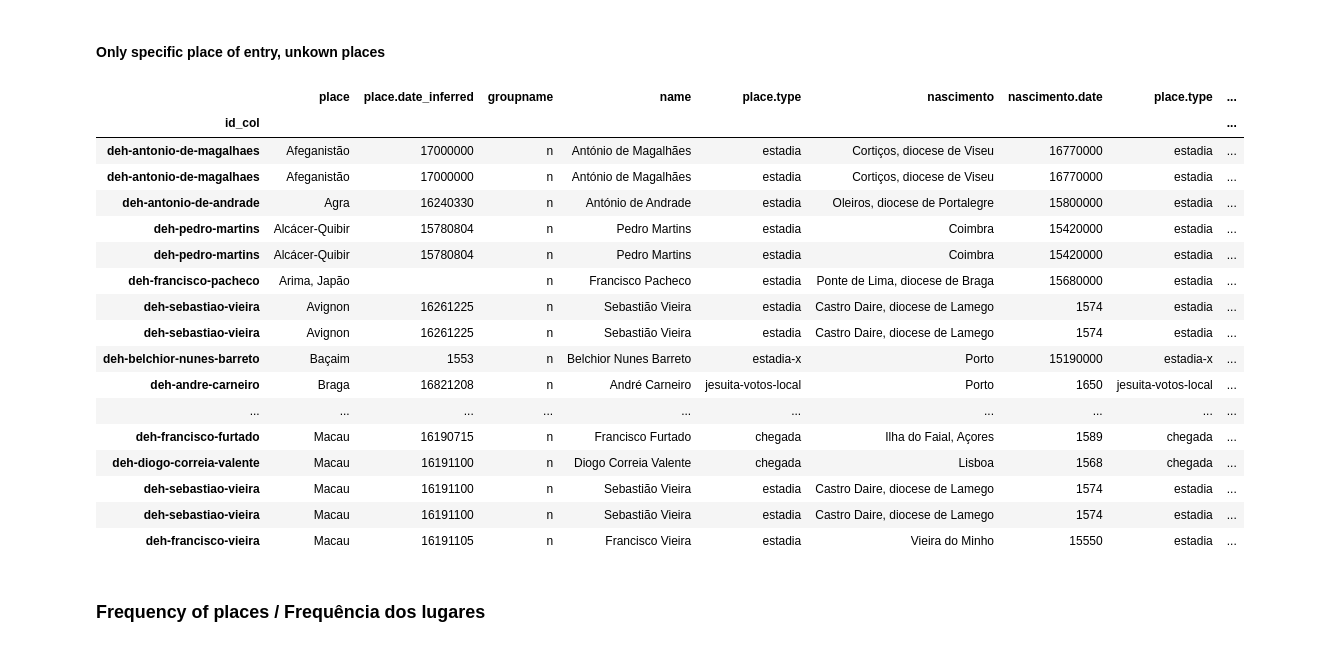
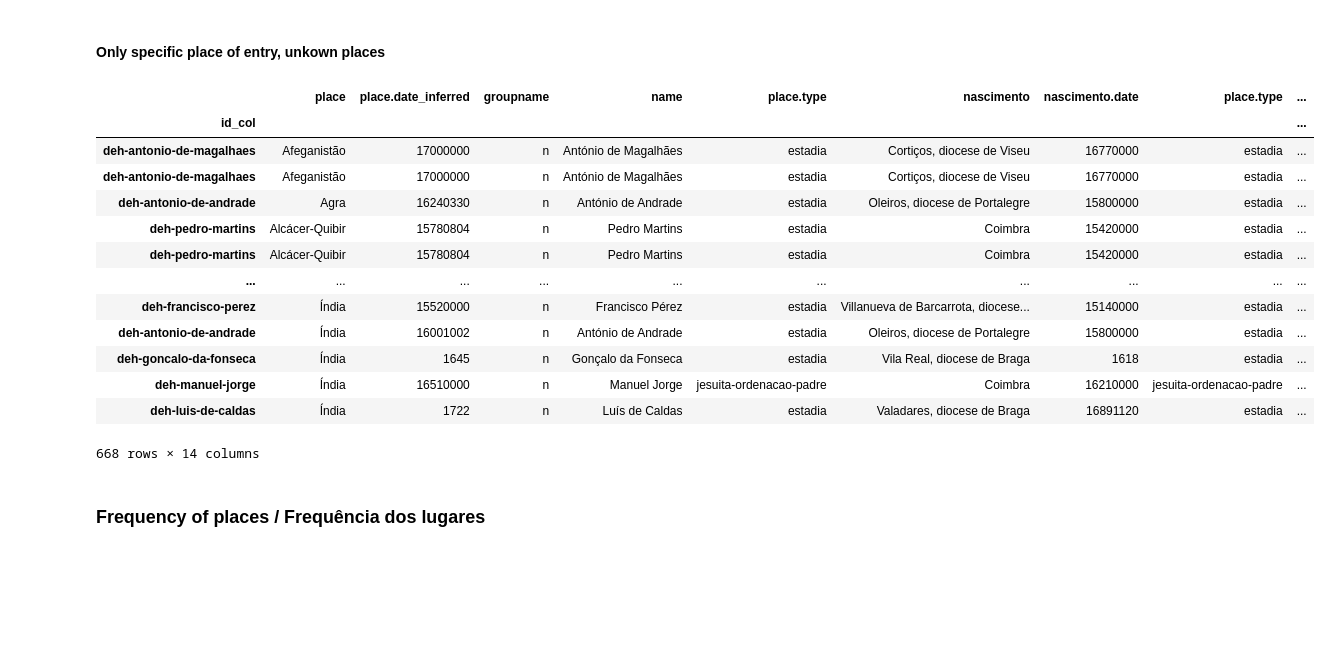
Before and after one commit to joaquimrcarvalho/dehergne-locations, a Jupyter notebook: notebooks/dehergne_analysis.ipynb, the cells around one changed output. Drawn from its saved outputs; the diff is of its cells as text; code cells hidden in the pictures; blank space fills up the shorter version.

```diff
--- a/notebooks/dehergne_analysis.ipynb
+++ b/notebooks/dehergne_analysis.ipynb
@@ -213,0 +194,35 @@ memory usage: 1.7+ MB
+# %%
+import pandas as pd
+import re
+
+def extract_wikidata_id(extra_info_dict):
+    """
+    Extract wikidata ID from place.extra_info JSON string.
+    Returns the wikidata ID (e.g., 'Q6625') or NaN if not present.
+    """
+    if pd.isna(extra_info_dict):
+        return pd.NA
+
+    try:
+        # Try to parse as JSON first (standard format with double quotes)
+
+        comment = extra_info_dict.get('the_value', {}).get('comment', '')
+        if comment and 'wikidata:' in comment:
+            # Extract wikidata ID using regex pattern (Q followed by digits)
+            match = re.search(r'wikidata:(Q\d+)', comment)
+            if match:
+                return match.group(1)
+        return pd.NA
+    except ValueError:
+        print(ValueError)
+    #except (ValueError, SyntaxError, TypeError):
+     #   return pd.NA
+
+# Apply the function to create the new column
+places_of_stay['place.wikidata_id'] = places_of_stay['place.extra_info'].apply(extract_wikidata_id)
+# %%
+
+# show results
+show_only=100
+cols=['place','place.date_inferred','groupname','name','place.type', 'nascimento', 'nascimento.date', 'place.type','jesuita-entrada', 'jesuita-entrada.date', 'place.date_is_inferred','place.line','place.wikidata_id','place.extra_info']
+places_of_stay[places_of_stay.groupname=='n'][cols].sort_values(by=['place','place.date_inferred','name',]).head(show_only)
@@ -223,24 +257,20 @@ places_of_stay[ ~(places_of_stay['place.obs'].str.contains('wikidata', na=False)
 #### Only specific place of entry, unkown places
 # %%
 places_of_stay_specific = places_of_stay.loc[place_of_entry_ids]
-places_of_stay_specific[~(places_of_stay_specific['place.obs'].str.contains('wikidata', na=False))][cols].sort_values(by=['place','place.date_inferred'])
+places_of_stay_specific[~(places_of_stay_specific['place.wikidata_id'].isna())][cols].sort_values(by=['place','place.date_inferred'])
 # %% [output]
 |  | place | place.date_inferred | groupname | name | place.type | nascimento | nascimento.date | place.type | ... |
 | id_col |  |  |  |  |  |  |  |  | ... |
 | deh-antonio-de-magalhaes | Afeganistão | 17000000 | n | António de Magalhães | estadia | Cortiços, diocese de Viseu | 16770000 | estadia | ... |
 | deh-antonio-de-magalhaes | Afeganistão | 17000000 | n | António de Magalhães | estadia | Cortiços, diocese de Viseu | 16770000 | estadia | ... |
 | deh-antonio-de-andrade | Agra | 16240330 | n | António de Andrade | estadia | Oleiros, diocese de Portalegre | 15800000 | estadia | ... |
 | deh-pedro-martins | Alcácer-Quibir | 15780804 | n | Pedro Martins | estadia | Coimbra | 15420000 | estadia | ... |
 | deh-pedro-martins | Alcácer-Quibir | 15780804 | n | Pedro Martins | estadia | Coimbra | 15420000 | estadia | ... |
-| deh-francisco-pacheco | Arima, Japão |  | n | Francisco Pacheco | estadia | Ponte de Lima, diocese de Braga | 15680000 | estadia | ... |
-| deh-sebastiao-vieira | Avignon | 16261225 | n | Sebastião Vieira | estadia | Castro Daire, diocese de Lamego | 1574 | estadia | ... |
-| deh-sebastiao-vieira | Avignon | 16261225 | n | Sebastião Vieira | estadia | Castro Daire, diocese de Lamego | 1574 | estadia | ... |
-| deh-belchior-nunes-barreto | Baçaim | 1553 | n | Belchior Nunes Barreto | estadia-x | Porto | 15190000 | estadia-x | ... |
-| deh-andre-carneiro | Braga | 16821208 | n | André Carneiro | jesuita-votos-local | Porto | 1650 | jesuita-votos-local | ... |
 | ... | ... | ... | ... | ... | ... | ... | ... | ... | ... |
-| deh-francisco-furtado | Macau | 16190715 | n | Francisco Furtado | chegada | Ilha do Faial, Açores | 1589 | chegada | ... |
-| deh-diogo-correia-valente | Macau | 16191100 | n | Diogo Correia Valente | chegada | Lisboa | 1568 | chegada | ... |
-| deh-sebastiao-vieira | Macau | 16191100 | n | Sebastião Vieira | estadia | Castro Daire, diocese de Lamego | 1574 | estadia | ... |
-| deh-sebastiao-vieira | Macau | 16191100 | n | Sebastião Vieira | estadia | Castro Daire, diocese de Lamego | 1574 | estadia | ... |
-| deh-francisco-vieira | Macau | 16191105 | n | Francisco Vieira | estadia | Vieira do Minho | 15550 | estadia | ... |
+| deh-francisco-perez | Índia | 15520000 | n | Francisco Pérez | estadia | Villanueva de Barcarrota, diocese... | 15140000 | estadia | ... |
+| deh-antonio-de-andrade | Índia | 16001002 | n | António de Andrade | estadia | Oleiros, diocese de Portalegre | 15800000 | estadia | ... |
+| deh-goncalo-da-fonseca | Índia | 1645 | n | Gonçalo da Fonseca | estadia | Vila Real, diocese de Braga | 1618 | estadia | ... |
+| deh-manuel-jorge | Índia | 16510000 | n | Manuel Jorge | jesuita-ordenacao-padre | Coimbra | 16210000 | jesuita-ordenacao-padre | ... |
+| deh-luis-de-caldas | Índia | 1722 | n | Luís de Caldas | estadia | Valadares, diocese de Braga | 16891120 | estadia | ... |
+668 rows × 14 columns
 # %%
```
Also changed, not shown: parts of 24 cells of this notebook, 11 other files.
